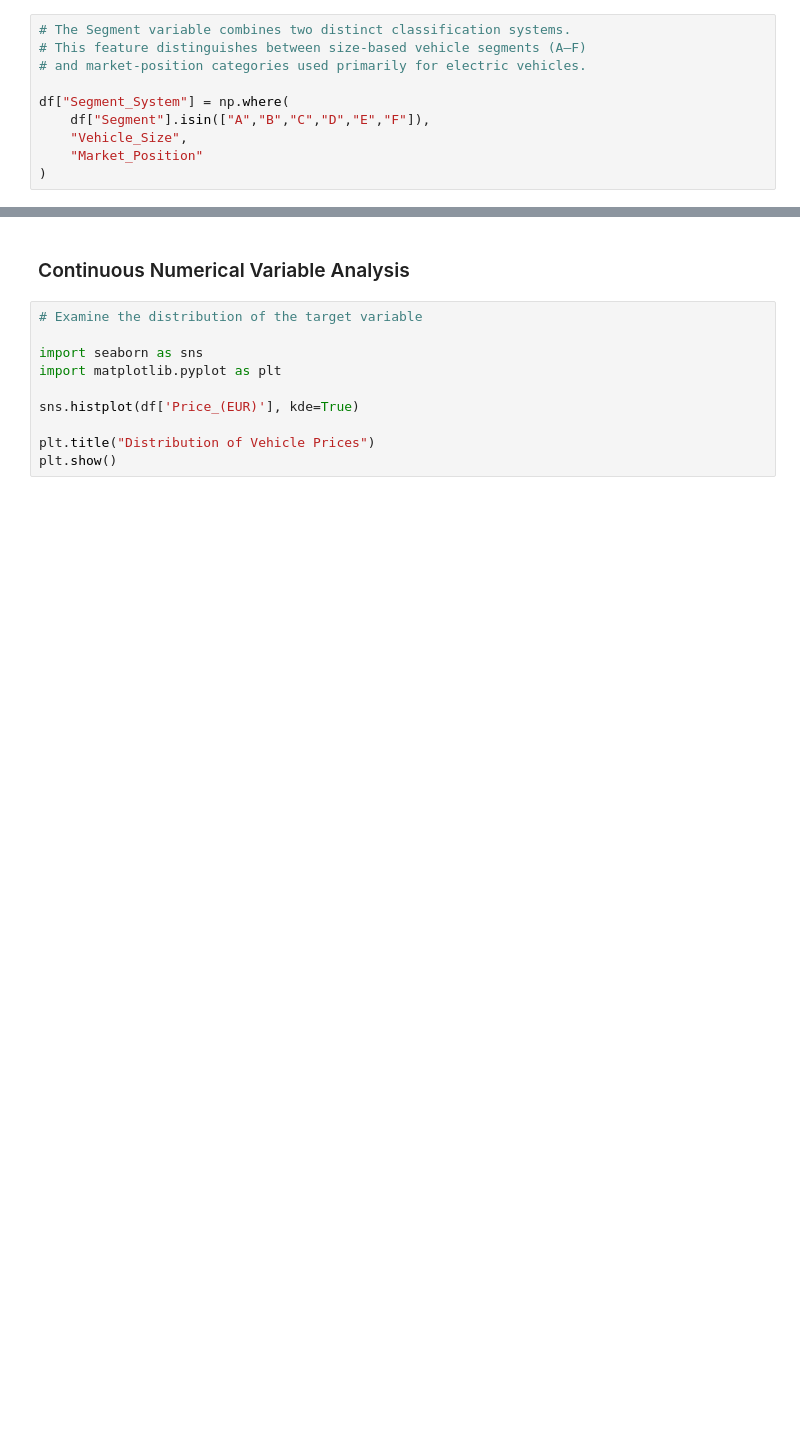
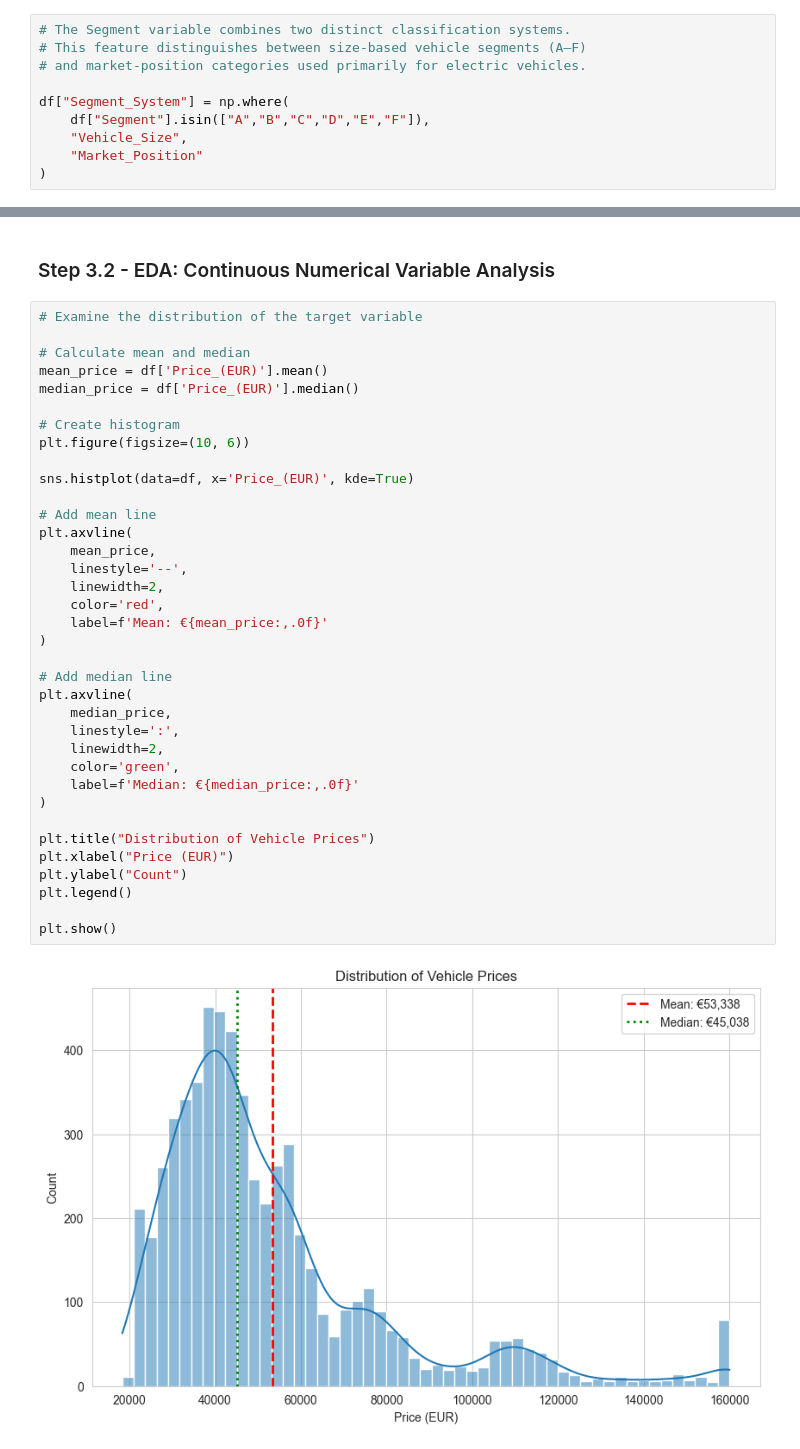
Before and after one commit to avillafranca504/vehicle-price-and-performance-analysis, a Jupyter notebook: 02_European_Cars_EDA.ipynb, the cells around one changed output, grey strips where cells are left out. Saved outputs shown, nothing was run; the diff lists cells and outputs as text; blank space fills up the shorter version.

```diff
--- a/02_European_Cars_EDA.ipynb
+++ b/02_European_Cars_EDA.ipynb
@@ -346,13 +669,41 @@ numerical_summary
 # %% [markdown]
-### Continuous Numerical Variable Analysis
+### Step 3.2 - EDA: Continuous Numerical Variable Analysis
 # %%
 # Examine the distribution of the target variable
 
-import seaborn as sns
-import matplotlib.pyplot as plt
+# Calculate mean and median
+mean_price = df['Price_(EUR)'].mean()
+median_price = df['Price_(EUR)'].median()
 
-sns.histplot(df['Price_(EUR)'], kde=True)
+# Create histogram
+plt.figure(figsize=(10, 6))
+
+sns.histplot(data=df, x='Price_(EUR)', kde=True)
+
+# Add mean line
+plt.axvline(
+    mean_price,
+    linestyle='--',
+    linewidth=2,
+    color='red',
+    label=f'Mean: €{mean_price:,.0f}'
+)
+
+# Add median line
+plt.axvline(
+    median_price,
+    linestyle=':',
+    linewidth=2,
+    color='green',
+    label=f'Median: €{median_price:,.0f}'
+)
 
 plt.title("Distribution of Vehicle Prices")
+plt.xlabel("Price (EUR)")
+plt.ylabel("Count")
+plt.legend()
+
 plt.show()
+# %% [output]
+[figure, added]
 # %% [markdown]
```
Also changed, not shown: parts of 133 cells of this notebook.
